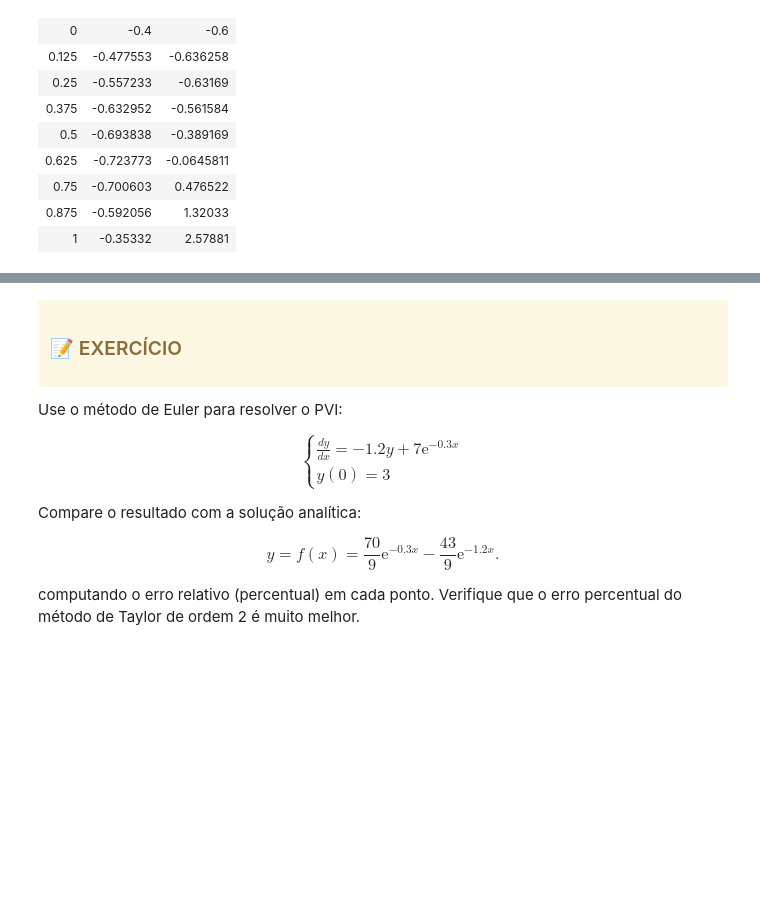
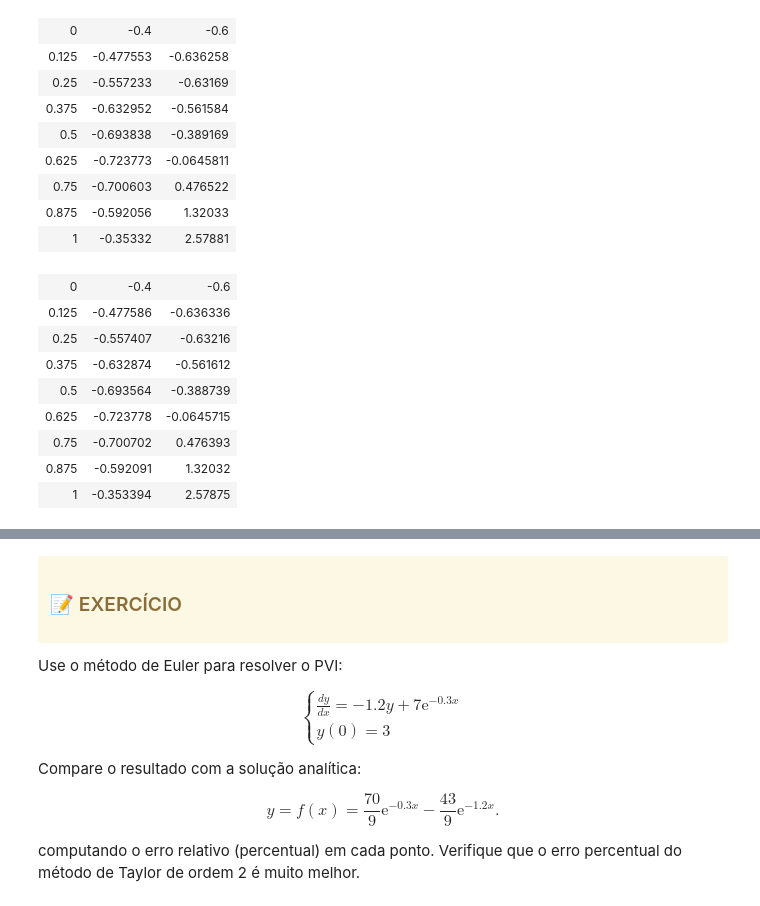
Before and after one commit to bgeneto/MCA, a Jupyter notebook: 2023-1/notebooks/mca10-edo.ipynb, the cells around one changed output, grey strips where cells are left out. Drawn from its saved outputs; the diff is of its cells as text; code cells hidden in the pictures; blank space fills up the shorter version.

```diff
--- a/2023-1/notebooks/mca10-edo.ipynb
+++ b/2023-1/notebooks/mca10-edo.ipynb
@@ -355,3 +372,21 @@ tabulate(np.transpose([t,u0,u1]), tablefmt='html')
 | 0.75 | -0.700603 | 0.476522 |
 | 0.875 | -0.592056 | 1.32033 |
 | 1 | -0.35332 | 2.57881 |
+# %%
+def y_exata(t):
+    return (1/5)*np.exp(2*t)*(np.sin(t) - 2*np.cos(t))
+
+def dy_exata(t):
+    return (1/5)*np.exp(2*t)*(4*np.sin(t) - 3*np.cos(t))
+
+tabulate(np.transpose([t,y_exata(t),dy_exata(t)]), tablefmt='html')
+# %% [output]
+| 0 | -0.4 | -0.6 |
+| 0.125 | -0.477586 | -0.636336 |
+| 0.25 | -0.557407 | -0.63216 |
+| 0.375 | -0.632874 | -0.561612 |
+| 0.5 | -0.693564 | -0.388739 |
+| 0.625 | -0.723778 | -0.0645715 |
+| 0.75 | -0.700702 | 0.476393 |
+| 0.875 | -0.592091 | 1.32032 |
+| 1 | -0.353394 | 2.57875 |
```
Also changed, not shown: parts of 3 cells of this notebook.
